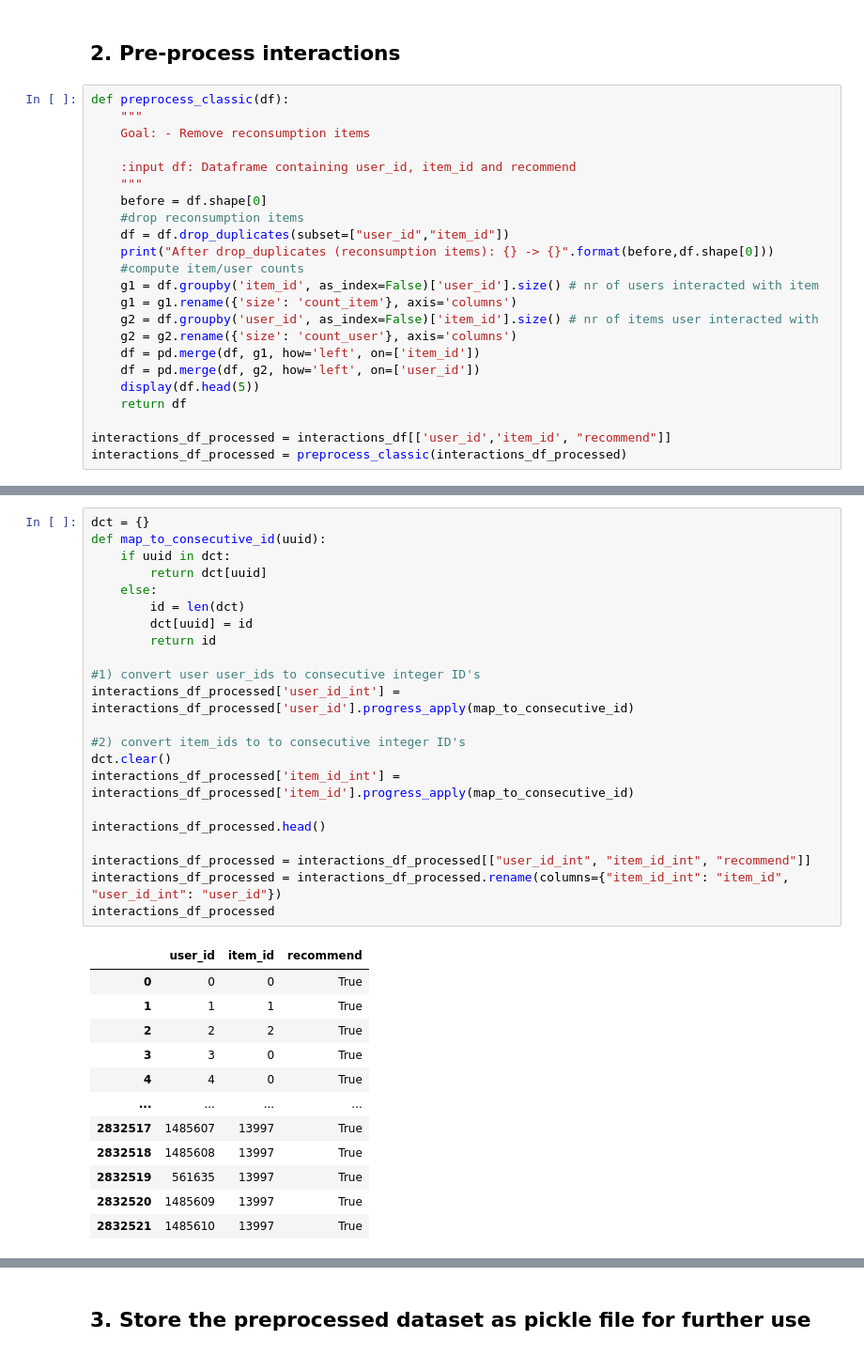
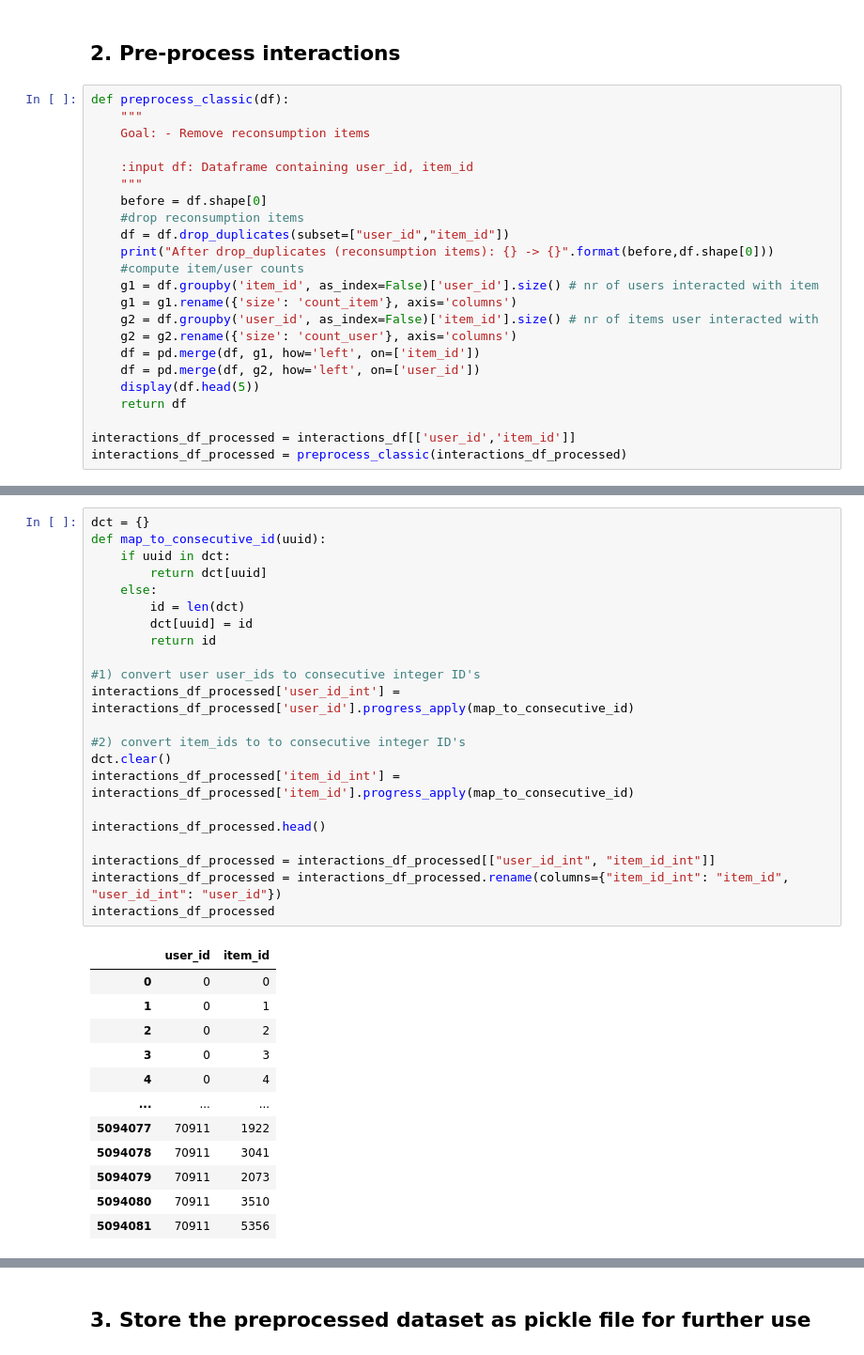
Before and after one commit to stijnrosaer/project-ai, a Jupyter notebook: notebooks/1_preprocess.ipynb, the cells around one changed output, grey strips where cells are left out. Shown at 94% size. Cells and saved outputs as stored; diff of their text form.

```diff
--- a/notebooks/1_preprocess.ipynb
+++ b/notebooks/1_preprocess.ipynb
@@ -20,7 +20,7 @@ def preprocess_classic(df):
     """
     Goal: - Remove reconsumption items
 
-    :input df: Dataframe containing user_id, item_id and recommend
+    :input df: Dataframe containing user_id, item_id
     """
     before = df.shape[0]
     #drop reconsumption items
@@ -36,6 +36,6 @@ def preprocess_classic(df):
     display(df.head(5))
     return df
 
-interactions_df_processed = interactions_df[['user_id','item_id', "recommend"]]
+interactions_df_processed = interactions_df[['user_id','item_id']]
 interactions_df_processed = preprocess_classic(interactions_df_processed)
 # %% [output]
@@ -73,35 +73,35 @@ interactions_df_processed
 # %%
 dct = {}
 def map_to_consecutive_id(uuid):
     if uuid in dct:
         return dct[uuid]
     else:
         id = len(dct)
         dct[uuid] = id
         return id
 
 #1) convert user user_ids to consecutive integer ID's
 interactions_df_processed['user_id_int'] = interactions_df_processed['user_id'].progress_apply(map_to_consecutive_id)
 
 #2) convert item_ids to to consecutive integer ID's
 dct.clear()
 interactions_df_processed['item_id_int'] = interactions_df_processed['item_id'].progress_apply(map_to_consecutive_id)
 
 interactions_df_processed.head()
 
-interactions_df_processed = interactions_df_processed[["user_id_int", "item_id_int", "recommend"]]
+interactions_df_processed = interactions_df_processed[["user_id_int", "item_id_int"]]
 interactions_df_processed = interactions_df_processed.rename(columns={"item_id_int": "item_id", "user_id_int": "user_id"})
 interactions_df_processed
 # %% [output]
-|  | user_id | item_id | recommend |
-| 0 | 0 | 0 | True |
-| 1 | 1 | 1 | True |
-| 2 | 2 | 2 | True |
-| 3 | 3 | 0 | True |
-| 4 | 4 | 0 | True |
-| ... | ... | ... | ... |
-| 2832517 | 1485607 | 13997 | True |
-| 2832518 | 1485608 | 13997 | True |
-| 2832519 | 561635 | 13997 | True |
-| 2832520 | 1485609 | 13997 | True |
-| 2832521 | 1485610 | 13997 | True |
+|  | user_id | item_id |
+| 0 | 0 | 0 |
+| 1 | 0 | 1 |
+| 2 | 0 | 2 |
+| 3 | 0 | 3 |
+| 4 | 0 | 4 |
+| ... | ... | ... |
+| 5094077 | 70911 | 1922 |
+| 5094078 | 70911 | 3041 |
+| 5094079 | 70911 | 2073 |
+| 5094080 | 70911 | 3510 |
+| 5094081 | 70911 | 5356 |
```
Also changed, not shown: parts of 10 cells of this notebook, 3 other files.
